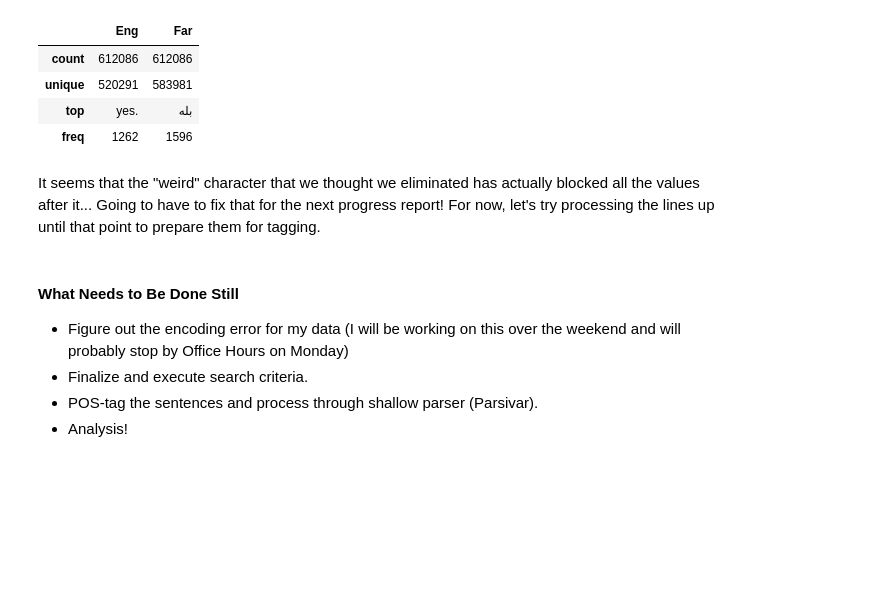
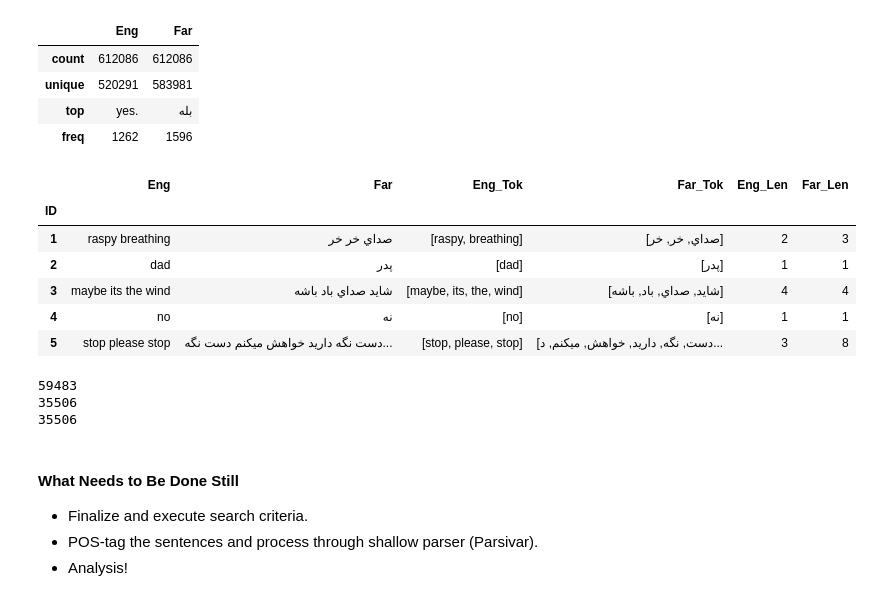
Before and after one commit to Data-Science-for-Linguists-2019/Scrambling-in-English-to-Persian-Subtitles, a Jupyter notebook: data_summary.ipynb, the cells around one changed output. Saved outputs shown, nothing was run; the diff lists cells and outputs as text; code cells hidden in the pictures; blank space fills up the shorter version.

Commit message:
Mostly finishe data summary, need to add comments

```diff
--- a/data_summary.ipynb
+++ b/data_summary.ipynb
@@ -123,9 +123,9 @@ print(len(far_lines))
 # %% [markdown]
 Cool! We have the same numbers. Let's see what the DF would look like, plus a general description of the files:
 # %%
-sample_full_DF = pd.Series(eng_lines).to_frame('Eng').join(pd.Series(far_lines).to_frame('Far'), how='outer')
-sample_full_DF.index.name = 'ID'
-sample_full_DF
+full_df = pd.Series(eng_lines).to_frame('Eng').join(pd.Series(far_lines).to_frame('Far'), how='outer')
+full_df.index.name = 'ID'
+full_df
 # %% [output]
 |  | Eng | Far |
 | ID |  |  |
@@ -161,2 +159,32 @@ sample_full_DF.describe()
-# %% [markdown]
-It seems that the "weird" character that we thought we eliminated has actually blocked all the values after it... Going to have to fix that for the next progress report! For now, let's try processing the lines up until that point to prepare them for tagging.
+# %%
+# Constructing Token columns
+full_df['Eng_Tok'] = full_df['Eng'].apply(nltk.word_tokenize)
+full_df['Far_Tok'] = full_df['Far'].apply(nltk.word_tokenize)
+# %%
+# Constructing Len columns
+full_df['Eng_Len'] = full_df['Eng_Tok'].apply(len)
+full_df['Far_Len'] = full_df['Far_Tok'].apply(len)
+# %%
+full_df.head()
+# %% [output]
+|  | Eng | Far | Eng_Tok | Far_Tok | Eng_Len | Far_Len |
+| ID |  |  |  |  |  |  |
+| 1 | raspy breathing | صداي خر خر | [raspy, breathing] | [صداي, خر, خر] | 2 | 3 |
+| 2 | dad | پدر | [dad] | [پدر] | 1 | 1 |
+| 3 | maybe its the wind | شايد صداي باد باشه | [maybe, its, the, wind] | [شايد, صداي, باد, باشه] | 4 | 4 |
+| 4 | no | نه | [no] | [نه] | 1 | 1 |
+| 5 | stop please stop | دست نگه داريد خواهش ميکنم دست نگه... | [stop, please, stop] | [دست, نگه, داريد, خواهش, ميکنم, د... | 3 | 8 |
+# %%
+# Seeing how many one-word lines there are in English, Farsi, and both.
+eng_1word = [x for x in full_df['Eng_Len'] if x == 1]
+print(len(eng_1word))
+
+far_1word = [x for x in full_df['Far_Len'] if x == 1]
+print(len(far_1word))
+
+both_1word = [x for x in full_df if len(full_df['Eng_Len']) == len(full_df['Far_Len'])]
+print(len(far_1word))
+# %% [output]
+59483
+35506
+35506
@@ -163,6 +193,5 @@ It seems that the "weird" character that we thought we eliminated has actually b
 # %% [markdown]
 #### What Needs to Be Done Still
-- Figure out the encoding error for my data (I will be working on this over the weekend and will probably stop by Office Hours on Monday)
 - Finalize and execute search criteria.
 - POS-tag the sentences and process through shallow parser (Parsivar).
 - Analysis!
```
Also changed, not shown: parts of 3 cells of this notebook.
